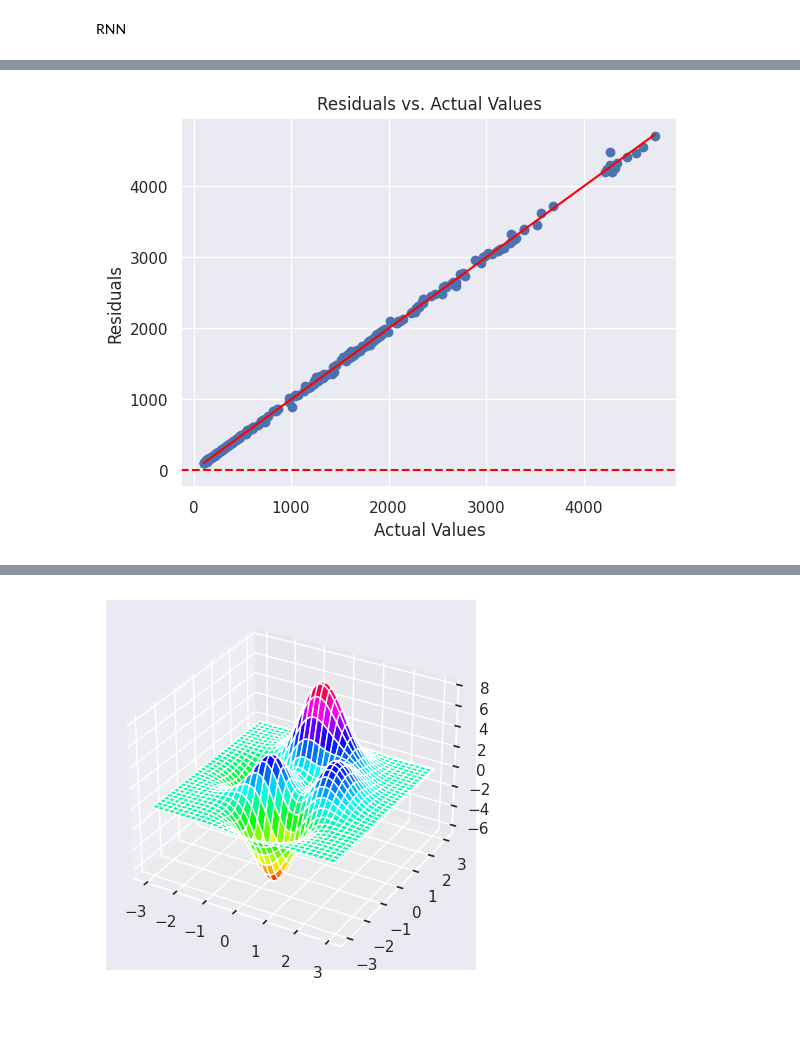
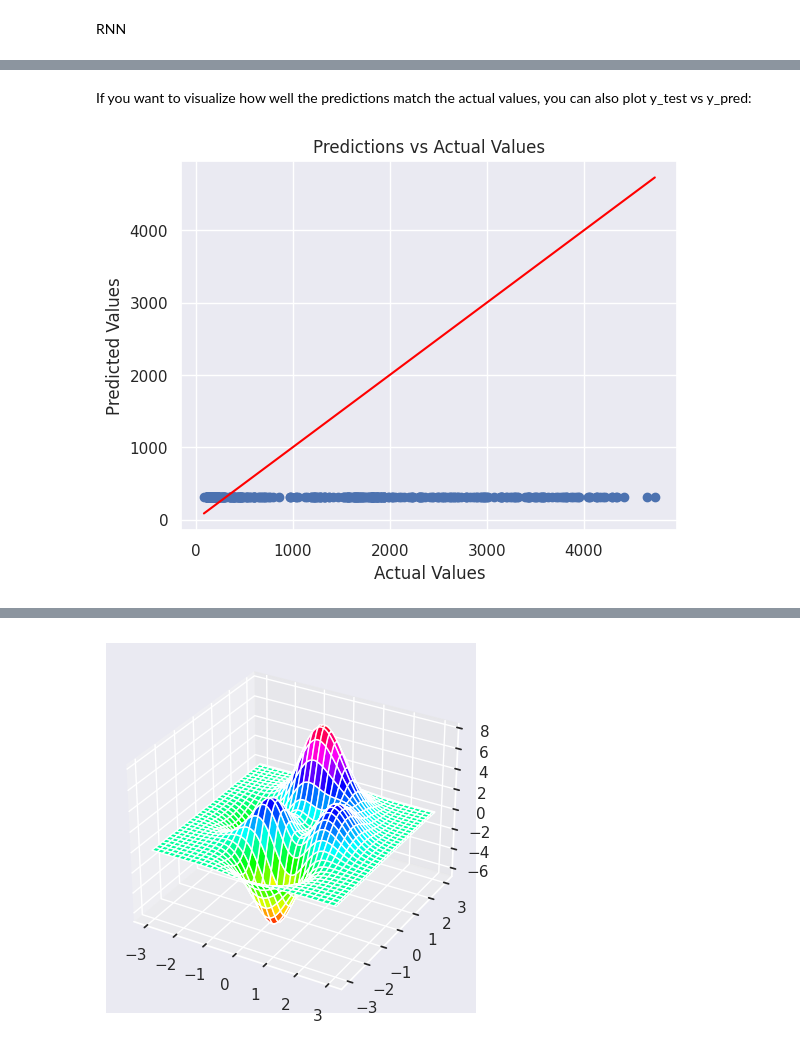
Before and after one commit to ENKI0311/8_Years_of_Ethereum_Enhanced, a Jupyter notebook: 8_Years_of_Ethereum_Enhanced.ipynb, the cells around one changed output, grey strips where cells are left out. Cells and saved outputs as stored; diff of their text form; code cells hidden in the pictures; blank space fills up the shorter version.

```diff
--- a/8_Years_of_Ethereum_Enhanced.ipynb
+++ b/8_Years_of_Ethereum_Enhanced.ipynb
@@ -285,7 +264,7 @@ Name: Date, Length: 2254, dtype: int64
 **************************************************
 # %%
 # Remove the column 'Open'
-#df.drop('Open', axis=1, inplace=True)
+df.drop('Open', axis=1, inplace=True)
 # %%
 # Remove the column 'Close'
 df.drop('Close', axis=1, inplace=True)
@@ -582,7 +554,7 @@ import pandas as pd
 from sklearn.model_selection import train_test_split
 
 # Select features and target. Here, we predict 'Adj Close' price based on 'Open', 'High', 'Low', and 'Volume'
-features = ['Open', 'High', 'Low', 'Volume']
+features = ['High', 'Low', 'Volume']
 target = 'Adj Close'
 
 X = df[features]
@@ -846,8 +843,11 @@ Remember, the effectiveness of the model should ultimately be judged in the cont
 from sklearn.metrics import mean_squared_error, mean_absolute_error
 import numpy as np
 
+# Assuming you have a trained model, predict the test set values
+y_pred = model.predict(X_test)
+
 # Calculate RMSE and MAE
-rmse = np.sqrt(mean_squared_error(y_test, y_pred, squared=False))
+rmse = np.sqrt(mean_squared_error(y_test, y_pred))
 mae = mean_absolute_error(y_test, y_pred)
 
 # Print out the scores
@@ -877,3 +878,18 @@ Length of y_pred: 360
 # %%
 y_test_array = np.array(y_test).ravel()
 y_pred_array = np.array(y_pred).ravel()
+# %%
+# Ensure y_test and y_pred are 1-dimensional
+y_test = y_test.ravel()  # or y_test.flatten()
+y_pred = y_pred.ravel()  # or y_pred.flatten()
+
+# Calculate residuals
+residuals = y_test - y_pred
+
+# Plot Residuals vs Actual Values
+plt.scatter(y_test, residuals)
+plt.title('Residuals vs. Actual Values')
+plt.xlabel('Actual Values')
+plt.ylabel('Residuals')
+plt.axhline(y=0, color='red', linestyle='--')
+plt.show()
@@ -880,15 +898,14 @@ y_pred_array = np.array(y_pred).ravel()
+# %% [markdown]
+If you want to visualize how well the predictions match the actual values, you can also plot y_test vs y_pred:
 # %%
-residuals = y_test - y_pred
-
 plt.scatter(y_test, y_pred)
-plt.title('Residuals vs. Actual Values')
+plt.title('Predictions vs Actual Values')
 plt.xlabel('Actual Values')
-plt.ylabel('Residuals')
-plt.axhline(y=0, color='red', linestyle='--')
+plt.ylabel('Predicted Values')
 plt.plot([min(y_test), max(y_test)], [min(y_test), max(y_test)], color='red')  # Line for perfect predictions
 plt.show()
 # %% [output]
-[figure, old version]
+[figure, new version]
 # %%
 error = y_pred - y_test
 plt.hist(error, bins=25)
```
Also changed, not shown: parts of 46 cells of this notebook.
